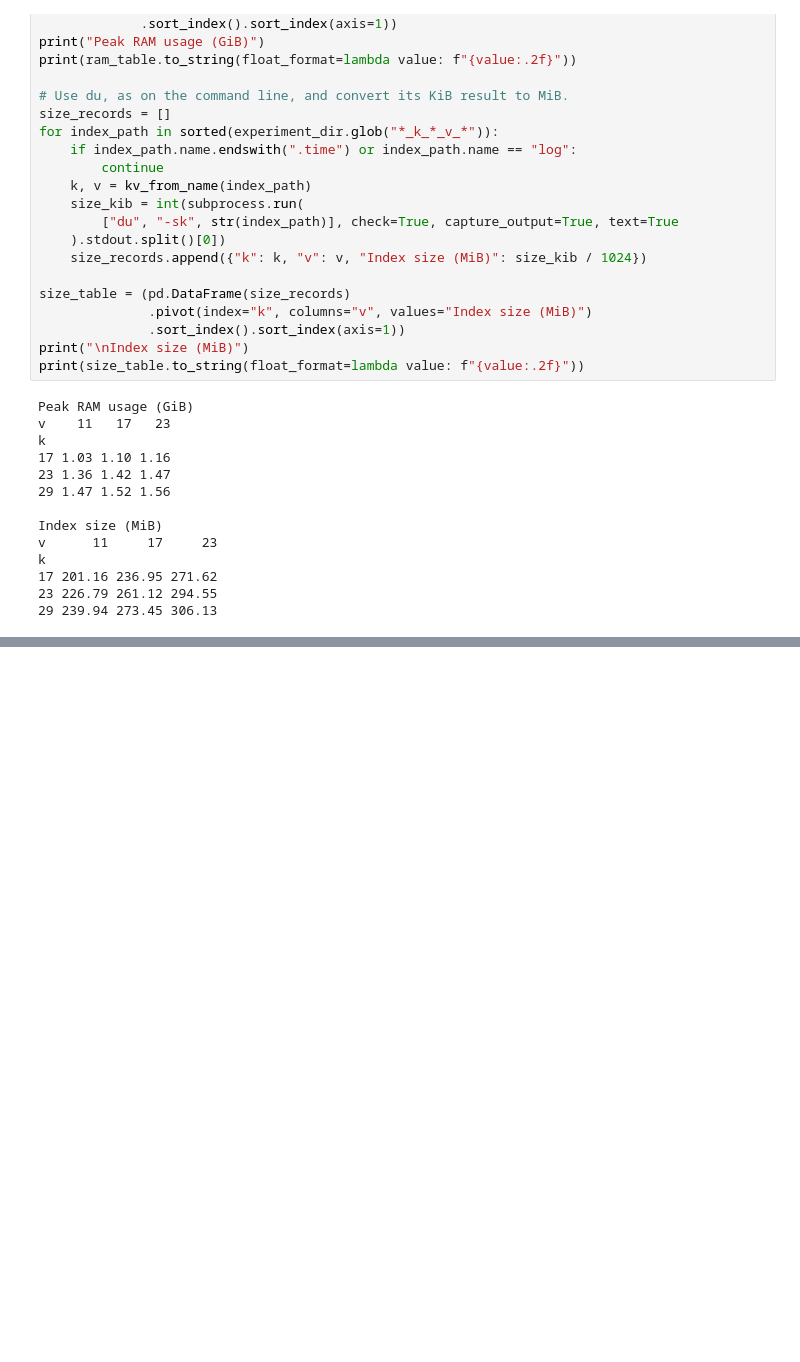
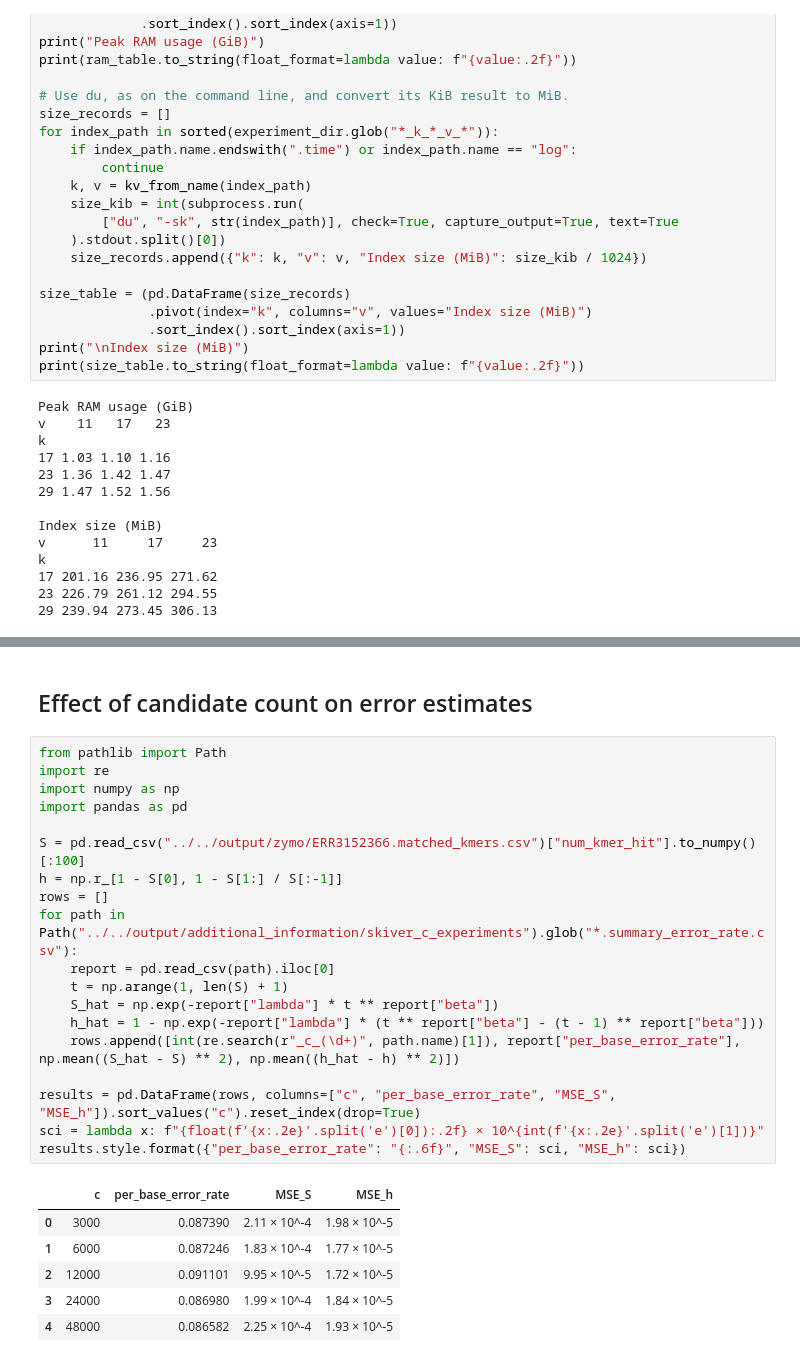
Before and after one commit to GZHoffie/skiver-test, a Jupyter notebook: experiments/additional_information/plot_results.ipynb, the cells around one changed output, grey strips where cells are left out. Drawn from its saved outputs; the diff is of its cells as text; blank space fills up the shorter version.

```diff
--- a/experiments/additional_information/plot_results.ipynb
+++ b/experiments/additional_information/plot_results.ipynb
@@ -156,0 +207,28 @@ k
+# %% [markdown]
+## Effect of candidate count on error estimates
+# %%
+from pathlib import Path
+import re
+import numpy as np
+import pandas as pd
+
+S = pd.read_csv("../../output/zymo/ERR3152366.matched_kmers.csv")["num_kmer_hit"].to_numpy()[:100]
+h = np.r_[1 - S[0], 1 - S[1:] / S[:-1]]
+rows = []
+for path in Path("../../output/additional_information/skiver_c_experiments").glob("*.summary_error_rate.csv"):
+    report = pd.read_csv(path).iloc[0]
+    t = np.arange(1, len(S) + 1)
+    S_hat = np.exp(-report["lambda"] * t ** report["beta"])
+    h_hat = 1 - np.exp(-report["lambda"] * (t ** report["beta"] - (t - 1) ** report["beta"]))
+    rows.append([int(re.search(r"_c_(\d+)", path.name)[1]), report["per_base_error_rate"], np.mean((S_hat - S) ** 2), np.mean((h_hat - h) ** 2)])
+
+results = pd.DataFrame(rows, columns=["c", "per_base_error_rate", "MSE_S", "MSE_h"]).sort_values("c").reset_index(drop=True)
+sci = lambda x: f"{float(f'{x:.2e}'.split('e')[0]):.2f} × 10^{int(f'{x:.2e}'.split('e')[1])}"
+results.style.format({"per_base_error_rate": "{:.6f}", "MSE_S": sci, "MSE_h": sci})
+# %% [output]
+|  | c | per_base_error_rate | MSE_S | MSE_h |
+| 0 | 3000 | 0.087390 | 2.11 × 10^-4 | 1.98 × 10^-5 |
+| 1 | 6000 | 0.087246 | 1.83 × 10^-4 | 1.77 × 10^-5 |
+| 2 | 12000 | 0.091101 | 9.95 × 10^-5 | 1.72 × 10^-5 |
+| 3 | 24000 | 0.086980 | 1.99 × 10^-4 | 1.84 × 10^-5 |
+| 4 | 48000 | 0.086582 | 2.25 × 10^-4 | 1.93 × 10^-5 |
```
Also changed, not shown: parts of 1 cell of this notebook, 9 other files.
